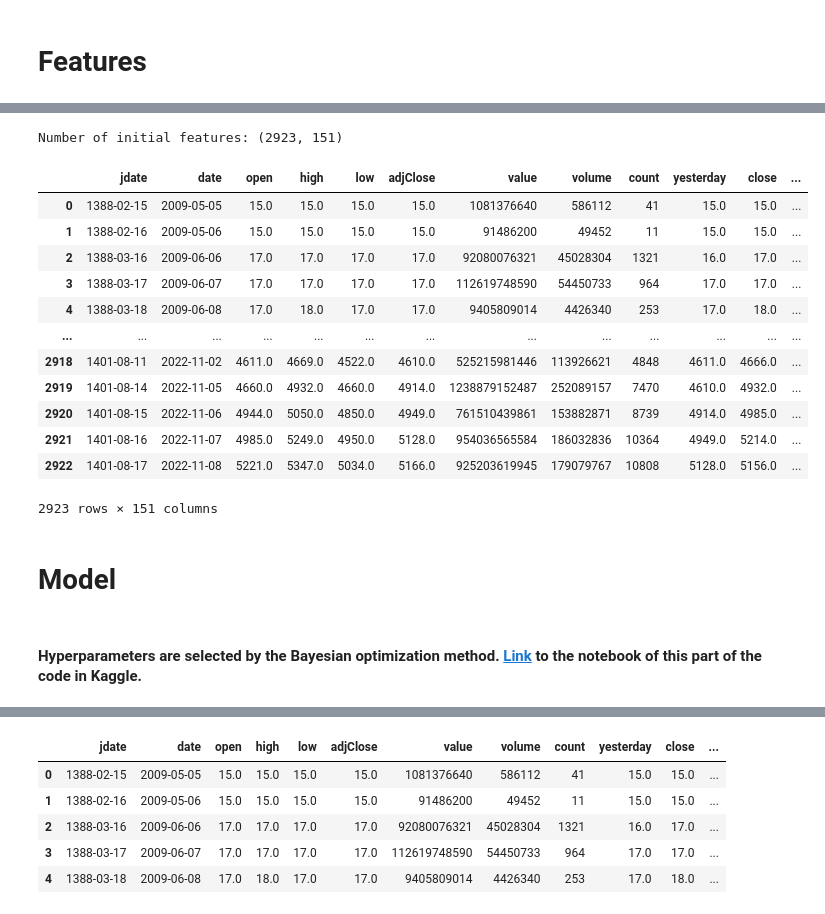
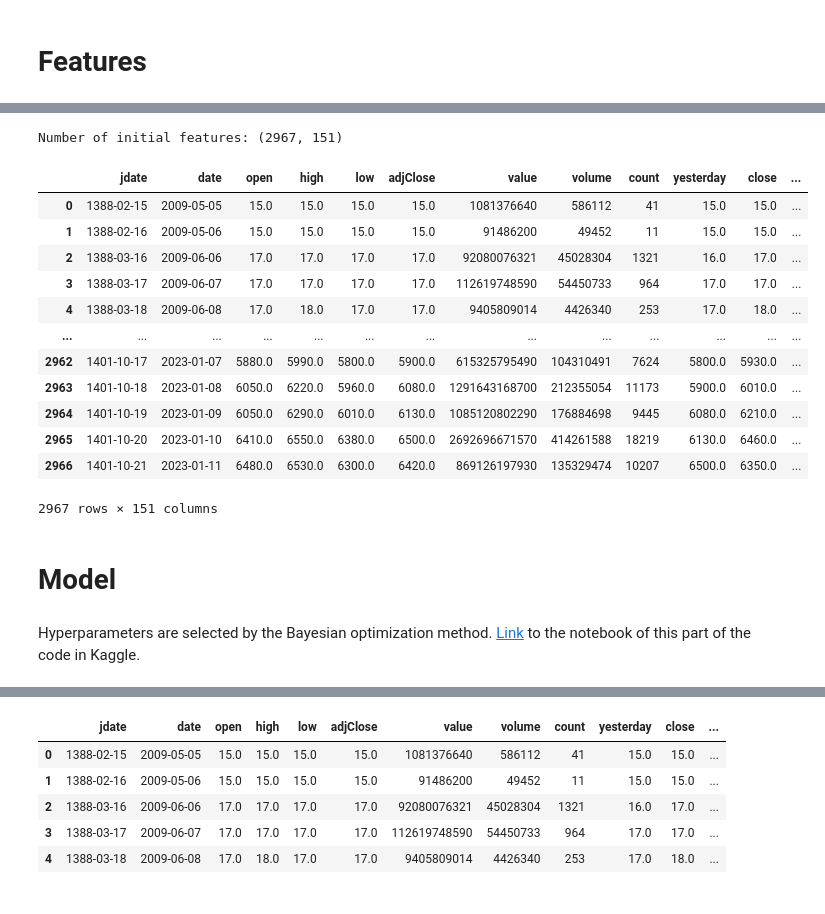
Before and after one commit to Hamtech-ai/InsightiFi, a Jupyter notebook: concatFeatures_Notebook.ipynb, the cells around one changed output, grey strips where cells are left out. Saved outputs shown, nothing was run; the diff lists cells and outputs as text; code cells hidden in the pictures.

```diff
--- a/concatFeatures_Notebook.ipynb
+++ b/concatFeatures_Notebook.ipynb
@@ -282,32 +278,30 @@ Number of each class (array([-1.,  1.]), array([1556, 1896], dtype=int64))
 # %%
 initFeatures = features.merge(
     signals,
     how = 'left',
     on = 'date'
 )
-
-initFeatures.to_csv(
-    'initFeatures.csv',
-    index = False
-)
-
+# initFeatures.to_csv(
+#     'initFeatures.csv',
+#     index = False
+# )
 print(f'Number of initial features: {initFeatures.shape}')
 initFeatures
 # %% [output]
-Number of initial features: (2923, 151)
+Number of initial features: (2967, 151)
 |  | jdate | date | open | high | low | adjClose | value | volume | count | yesterday | close | ... |
 | 0 | 1388-02-15 | 2009-05-05 | 15.0 | 15.0 | 15.0 | 15.0 | 1081376640 | 586112 | 41 | 15.0 | 15.0 | ... |
 | 1 | 1388-02-16 | 2009-05-06 | 15.0 | 15.0 | 15.0 | 15.0 | 91486200 | 49452 | 11 | 15.0 | 15.0 | ... |
 | 2 | 1388-03-16 | 2009-06-06 | 17.0 | 17.0 | 17.0 | 17.0 | 92080076321 | 45028304 | 1321 | 16.0 | 17.0 | ... |
 | 3 | 1388-03-17 | 2009-06-07 | 17.0 | 17.0 | 17.0 | 17.0 | 112619748590 | 54450733 | 964 | 17.0 | 17.0 | ... |
 | 4 | 1388-03-18 | 2009-06-08 | 17.0 | 18.0 | 17.0 | 17.0 | 9405809014 | 4426340 | 253 | 17.0 | 18.0 | ... |
 | ... | ... | ... | ... | ... | ... | ... | ... | ... | ... | ... | ... | ... |
-| 2918 | 1401-08-11 | 2022-11-02 | 4611.0 | 4669.0 | 4522.0 | 4610.0 | 525215981446 | 113926621 | 4848 | 4611.0 | 4666.0 | ... |
-| 2919 | 1401-08-14 | 2022-11-05 | 4660.0 | 4932.0 | 4660.0 | 4914.0 | 1238879152487 | 252089157 | 7470 | 4610.0 | 4932.0 | ... |
-| 2920 | 1401-08-15 | 2022-11-06 | 4944.0 | 5050.0 | 4850.0 | 4949.0 | 761510439861 | 153882871 | 8739 | 4914.0 | 4985.0 | ... |
-| 2921 | 1401-08-16 | 2022-11-07 | 4985.0 | 5249.0 | 4950.0 | 5128.0 | 954036565584 | 186032836 | 10364 | 4949.0 | 5214.0 | ... |
-| 2922 | 1401-08-17 | 2022-11-08 | 5221.0 | 5347.0 | 5034.0 | 5166.0 | 925203619945 | 179079767 | 10808 | 5128.0 | 5156.0 | ... |
+| 2962 | 1401-10-17 | 2023-01-07 | 5880.0 | 5990.0 | 5800.0 | 5900.0 | 615325795490 | 104310491 | 7624 | 5800.0 | 5930.0 | ... |
+| 2963 | 1401-10-18 | 2023-01-08 | 6050.0 | 6220.0 | 5960.0 | 6080.0 | 1291643168700 | 212355054 | 11173 | 5900.0 | 6010.0 | ... |
+| 2964 | 1401-10-19 | 2023-01-09 | 6050.0 | 6290.0 | 6010.0 | 6130.0 | 1085120802290 | 176884698 | 9445 | 6080.0 | 6210.0 | ... |
+| 2965 | 1401-10-20 | 2023-01-10 | 6410.0 | 6550.0 | 6380.0 | 6500.0 | 2692696671570 | 414261588 | 18219 | 6130.0 | 6460.0 | ... |
+| 2966 | 1401-10-21 | 2023-01-11 | 6480.0 | 6530.0 | 6300.0 | 6420.0 | 869126197930 | 135329474 | 10207 | 6500.0 | 6350.0 | ... |
-2923 rows × 151 columns
+2967 rows × 151 columns
 # %% [markdown]
 # Model
 # %%
@@ -318,7 +312,7 @@ X_train, X_test, y_train, y_test = train_test_split(
     random_state = 0
 )
 # %% [markdown]
-#### Hyperparameters are selected by the Bayesian optimization method. <a href = 'https://www.kaggle.com/alirezahanifi/iran-stock-market-bayesian-optimization-part'>Link</a> to the notebook of this part of the code in Kaggle.
+Hyperparameters are selected by the Bayesian optimization method. <a href = 'https://www.kaggle.com/alirezahanifi/iran-stock-market-bayesian-optimization-part'>Link</a> to the notebook of this part of the code in Kaggle.
 # %%
 trainPred, testPred, trainProb, testProb, featureImport, trainClassReport,\
     testClassReport = RFClf(X_train, y_train, X_test, y_test)
```
Also changed, not shown: parts of 13 cells of this notebook, 5 other files.
